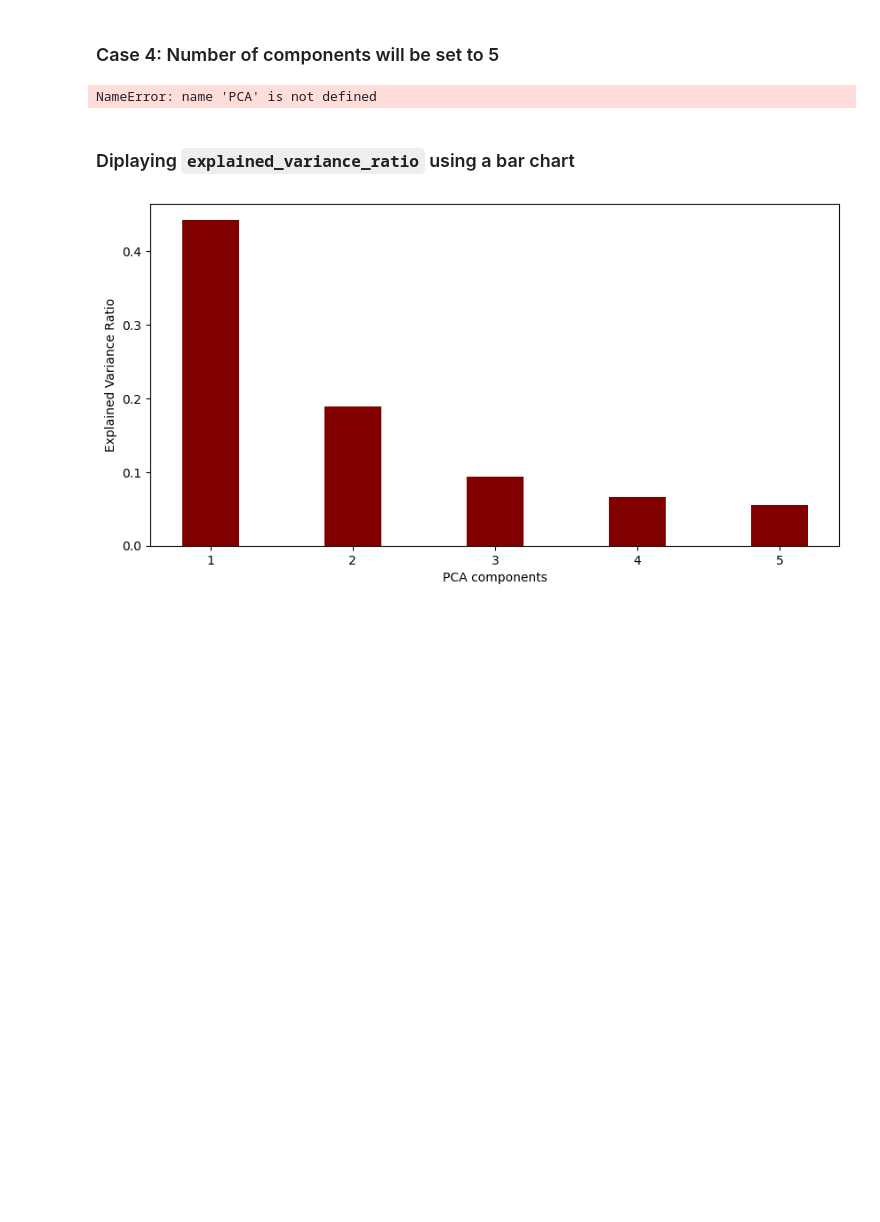
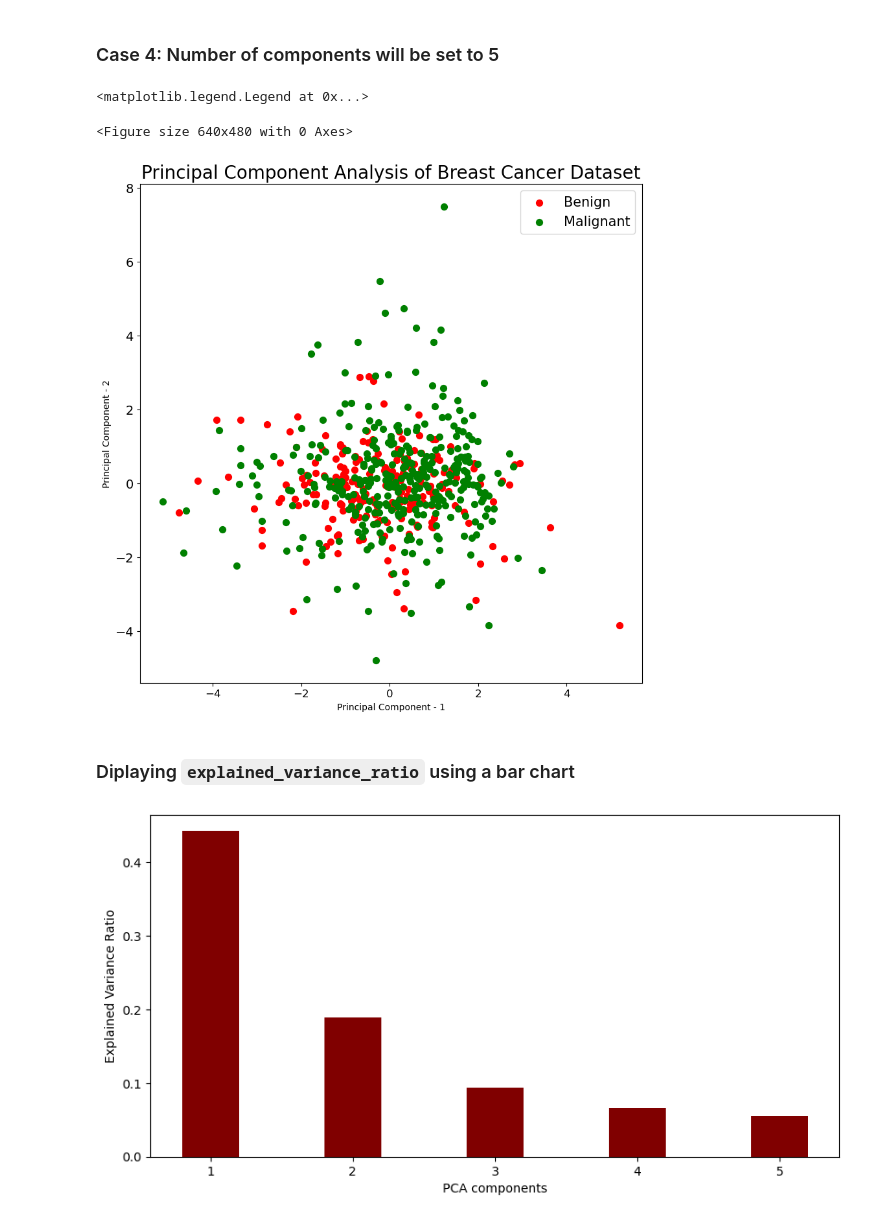
Before and after one commit to OmarAlsrouji/PCA-Project, a Jupyter notebook: PCA_Bcancer.ipynb, the cells around one changed output. Cells and saved outputs as stored; diff of their text form; code cells hidden in the pictures; blank space fills up the shorter version.

````diff
--- a/PCA_Bcancer.ipynb
+++ b/PCA_Bcancer.ipynb
@@ -198,26 +158,28 @@ plt.legend(targets,prop={'size': 15})
 # %%
 pca_breast = PCA(n_components=5)
 principalComponents_breast = pca_breast.fit_transform(x)
 principal_breast_Df = pd.DataFrame(data = principalComponents_breast
              , columns = ['principal component 1', 'principal component 2', 'principal component 3','principal component 4', 'principal component 5'])
 principal_breast_Df.tail()
 plt.figure()
 plt.figure(figsize=(10,10))
 plt.xticks(fontsize=12)
 plt.yticks(fontsize=14)
-plt.xlabel('Principal Component - 4',fontsize=20)
-plt.ylabel('Principal Component - 5',fontsize=20)
+plt.xlabel('Principal Component - 1', fontsize=10)
+plt.ylabel('Principal Component - 2', fontsize=10)
 plt.title("Principal Component Analysis of Breast Cancer Dataset",fontsize=20)
 targets = ['Benign', 'Malignant']
 colors = ['r', 'g']
 for target, color in zip(targets,colors):
     indicesToKeep = breast_dataset['label'] == target
     plt.scatter(principal_breast_Df.loc[indicesToKeep, 'principal component 4'],
                  principal_breast_Df.loc[indicesToKeep, 'principal component 5'], c = color, s = 50)
 
 plt.legend(targets,prop={'size': 15})
 # %% [output]
-NameError: name 'PCA' is not defined
+<matplotlib.legend.Legend at 0x...>
+<Figure size 640x480 with 0 Axes>
+[figure, added]
 # %% [markdown]
 ### Diplaying ```explained_variance_ratio``` using a bar chart
 # %%
````
Also changed, not shown: parts of 12 cells of this notebook, 1 other file.
